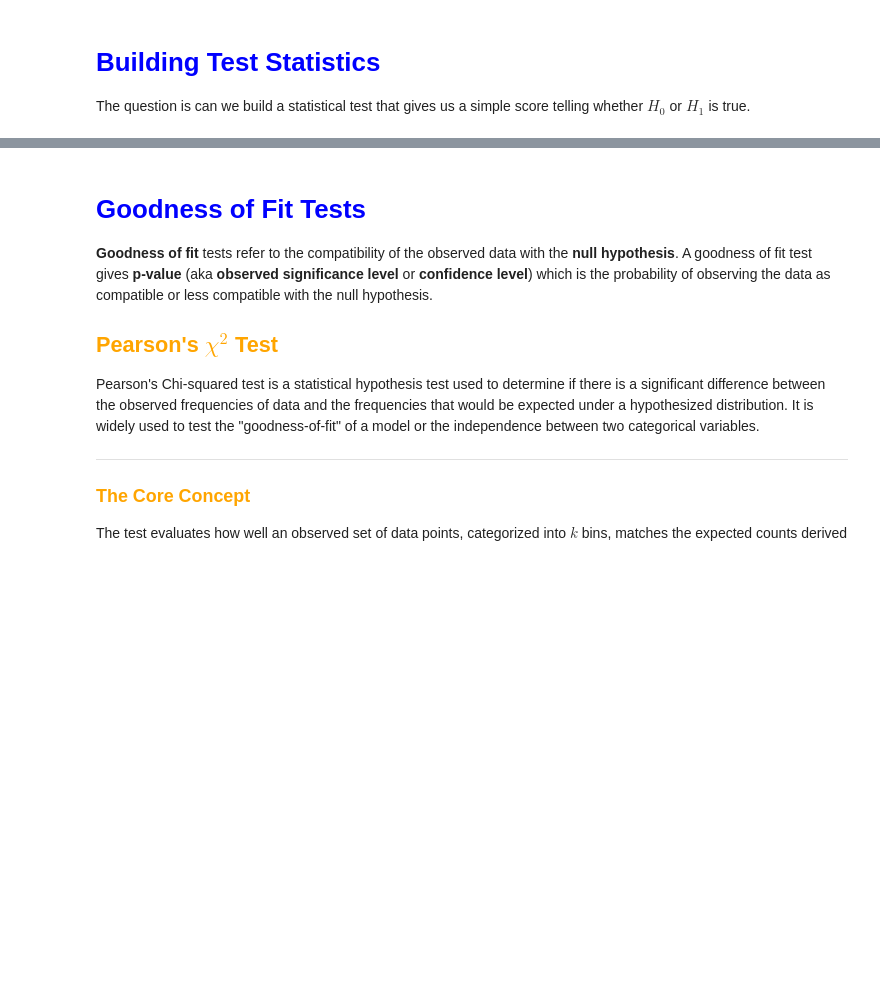
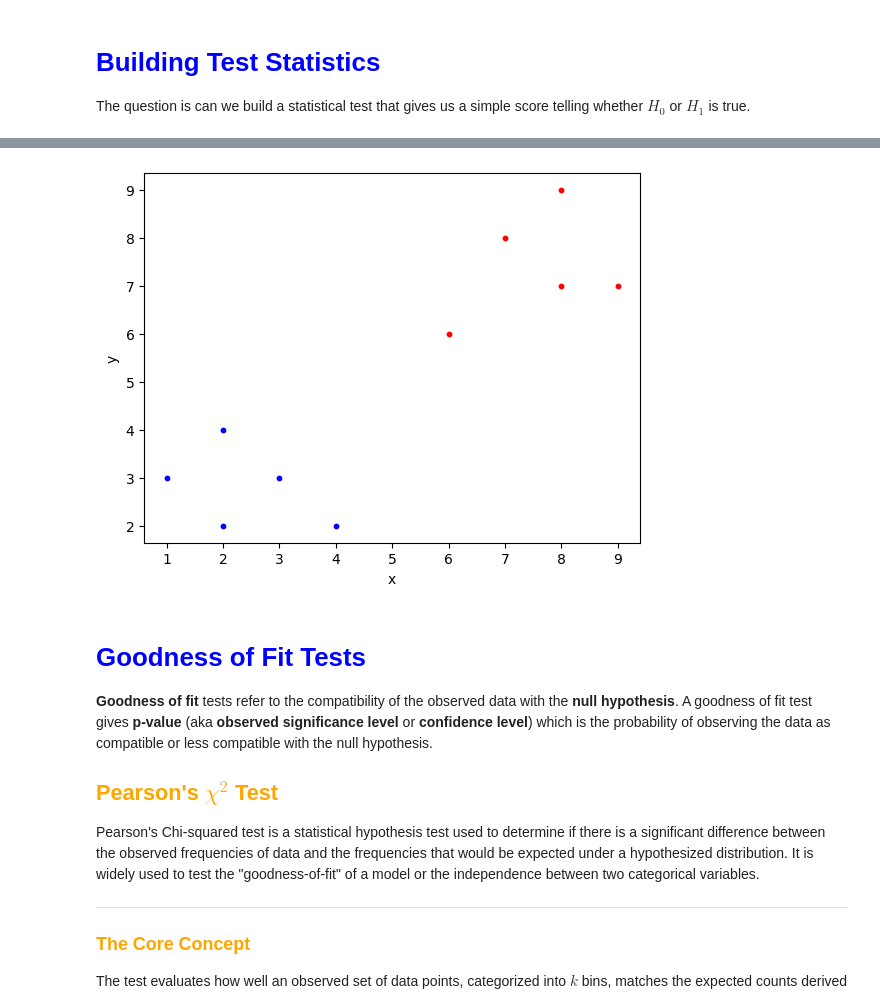
Before and after one commit to bdixit25/DataScience_Courses, a Jupyter notebook: Course_4_Statistics/Module_4/Module_4.ipynb, the cells around one changed output, grey strips where cells are left out. Saved outputs shown, nothing was run; the diff lists cells and outputs as text; code cells hidden in the pictures; blank space fills up the shorter version.

```diff
--- a/Course_4_Statistics/Module_4/Module_4.ipynb
+++ b/Course_4_Statistics/Module_4/Module_4.ipynb
@@ -162,0 +190,63 @@ It is called a "linear test statistic" because the resulting value $t$ is a simp
+# %%
+import numpy as np
+
+# dataset
+class_1 = [(1,3), (2,2), (2,4), (3,3), (4,2)]
+class_2 = [(6,6), (7,8), (8,7), (8,9), (9,7)]
+
+#convert to numpy array
+arr1 = np.array(class_1)
+arr2 = np.array(class_2)
+
+#plot the datasets
+plt.scatter(arr1[:, 0], arr1[:,1], c='blue', s=10, label='Class 1')
+plt.scatter(arr2[:, 0], arr2[:,1], c='red', s=10, label='Class 2')
+plt.xlabel('x')
+plt.ylabel('y')
+
+# determining the mean vectors, m = 1\N \sum(x_i)
+m1 = np.mean(arr1, axis=0)
+m2 = np.mean(arr2, axis=0)
+
+print("Mean Vectors are:")
+print(f"m1 = {m1}")
+print(f"m2 = {m2}")
+
+# determining scatter matrices
+deviations1 = arr1-m1
+S1 = deviations1.T @ deviations1
+
+deviations2 = arr2-m2
+S2 = deviations2.T @ deviations2
+
+print("="*60)
+print("The Scatter Matrices are:")
+print(f"S1 = {S1}")
+print(" ")
+print(f"S2 = {S2}")
+print("="*60)
+
+# calculate Sw = S1 + S2
+print("Sw is given by: ")
+Sw = S1+S2
+print(Sw)
+print("="*60)
+
+# calculating w
+w = np.linalg.inv(Sw)@(m2 - m1)
+print(f"w = {w}")
+print("="*60)
+
+# apply transformation
+w_normalized = w / np.linalg.norm(w)
+
+arr1_w = arr1 @ w_normalized.T
+print(f"arr1_w = {arr1_w}")
+
+arr2_w = arr2 @ w_normalized.T
+print(f"arr2_w = {arr2_w}")
+
+# test for a random point
+test = np.array([5,10] @ w_normalized.T)
+print(test)
+# %% [output]
@@ -163,3 +273,4 @@ It is called a "linear test statistic" because the resulting value $t$ is a simp
+[figure, added]
 # %% [markdown]
 # <font color='blue'> Goodness of Fit Tests </font>
 
```
Also changed, not shown: parts of 4 cells of this notebook.
